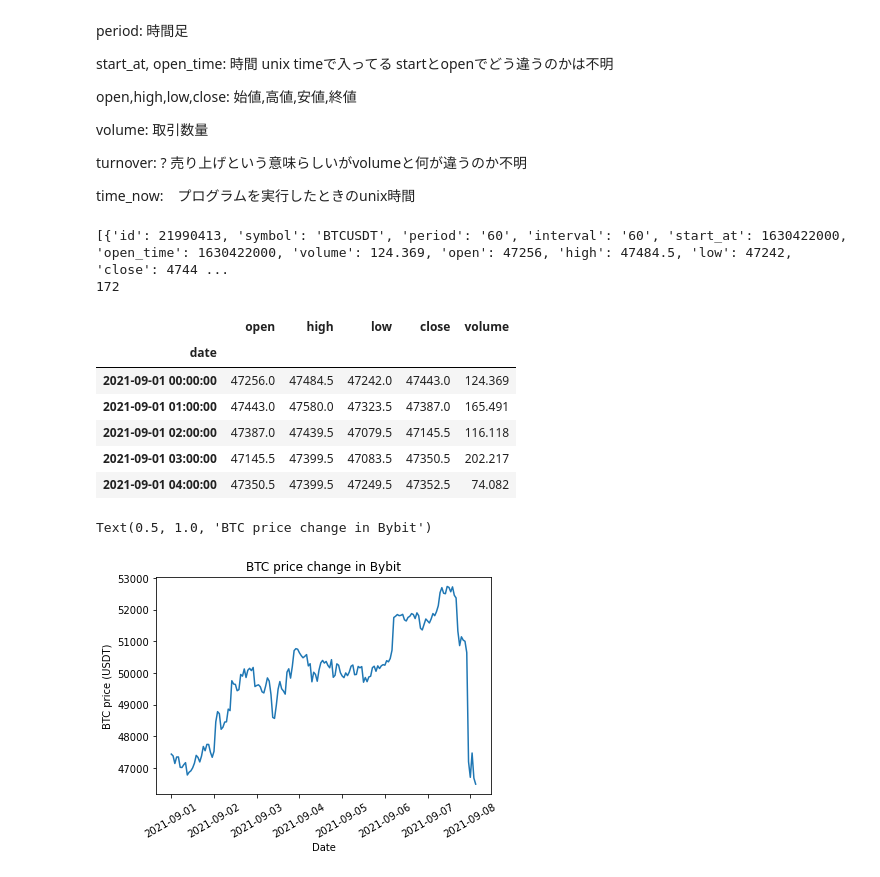
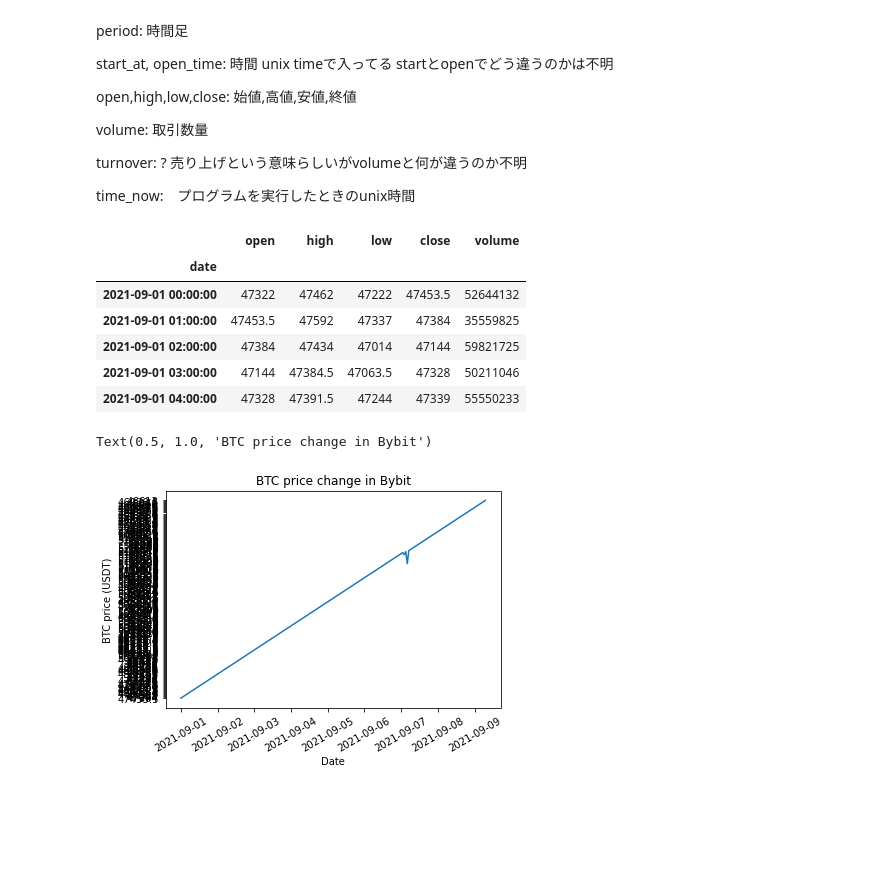
Before and after one commit to pocket-12/system-trade, a Jupyter notebook: Bybit_api.ipynb, the cells around one changed output. Saved outputs shown, nothing was run; the diff lists cells and outputs as text; code cells hidden in the pictures; blank space fills up the shorter version.

```diff
--- a/Bybit_api.ipynb
+++ b/Bybit_api.ipynb
@@ -11,7 +11,7 @@ import pandas as pd
 %matplotlib inline
 # %%
 # Bybit API Key (test net)
-api_key = "your api "
+api_key = "your API key"
 api_secret = "your secret key"
 
 
@@ -34,5 +34,5 @@ print(target_unix)
 # 1時間足以外に1分足から日足 月足 色々ある　詳細は公式github参照
 # 取得したいデータの期間をunix時間で指定しないといけないことがやや面倒
 
-Historical_data = client.LinearKline.LinearKline_get(
-    symbol="BTCUSDT",interval="60", **{'from': target_unix}).result()
+Historical_data = client.Kline.Kline_get(
+    symbol="BTCUSD",interval="60", **{'from': target_unix}).result()
@@ -64,11 +60,6 @@ time_now:　プログラムを実行したときのunix時間
 # %%
 # resultだけを取ってくる
 Data = Historical_data[0]['result']
-print(Data)
-print(len(Data))
-# %% [output]
-[{'id': 21990413, 'symbol': 'BTCUSDT', 'period': '60', 'interval': '60', 'start_at': 1630422000, 'open_time': 1630422000, 'volume': 124.369, 'open': 47256, 'high': 47484.5, 'low': 47242, 'close': 4744 ...
-172
 # %%
 Date = []
 Close_price = []
@@ -98,20 +89,20 @@ df.head()
 # %% [output]
 |  | open | high | low | close | volume |
 | date |  |  |  |  |  |
-| 2021-09-01 00:00:00 | 47256.0 | 47484.5 | 47242.0 | 47443.0 | 124.369 |
-| 2021-09-01 01:00:00 | 47443.0 | 47580.0 | 47323.5 | 47387.0 | 165.491 |
-| 2021-09-01 02:00:00 | 47387.0 | 47439.5 | 47079.5 | 47145.5 | 116.118 |
-| 2021-09-01 03:00:00 | 47145.5 | 47399.5 | 47083.5 | 47350.5 | 202.217 |
-| 2021-09-01 04:00:00 | 47350.5 | 47399.5 | 47249.5 | 47352.5 | 74.082 |
+| 2021-09-01 00:00:00 | 47322 | 47462 | 47222 | 47453.5 | 52644132 |
+| 2021-09-01 01:00:00 | 47453.5 | 47592 | 47337 | 47384 | 35559825 |
+| 2021-09-01 02:00:00 | 47384 | 47434 | 47014 | 47144 | 59821725 |
+| 2021-09-01 03:00:00 | 47144 | 47384.5 | 47063.5 | 47328 | 50211046 |
+| 2021-09-01 04:00:00 | 47328 | 47391.5 | 47244 | 47339 | 55550233 |
 # %%
-plt.plot(Date, Close_price)
+plt.plot(df.index, df['close'])
 plt.xticks(rotation=30)
 plt.xlabel('Date')
 plt.ylabel('BTC price (USDT)')
 plt.title('BTC price change in Bybit')
 # %% [output]
 Text(0.5, 1.0, 'BTC price change in Bybit')
-[figure, old version]
+[figure, new version]
 # %%
 # ローソク足の表示 なんか色々動かせて超便利
 
```
Also changed, not shown: parts of 14 cells of this notebook.
